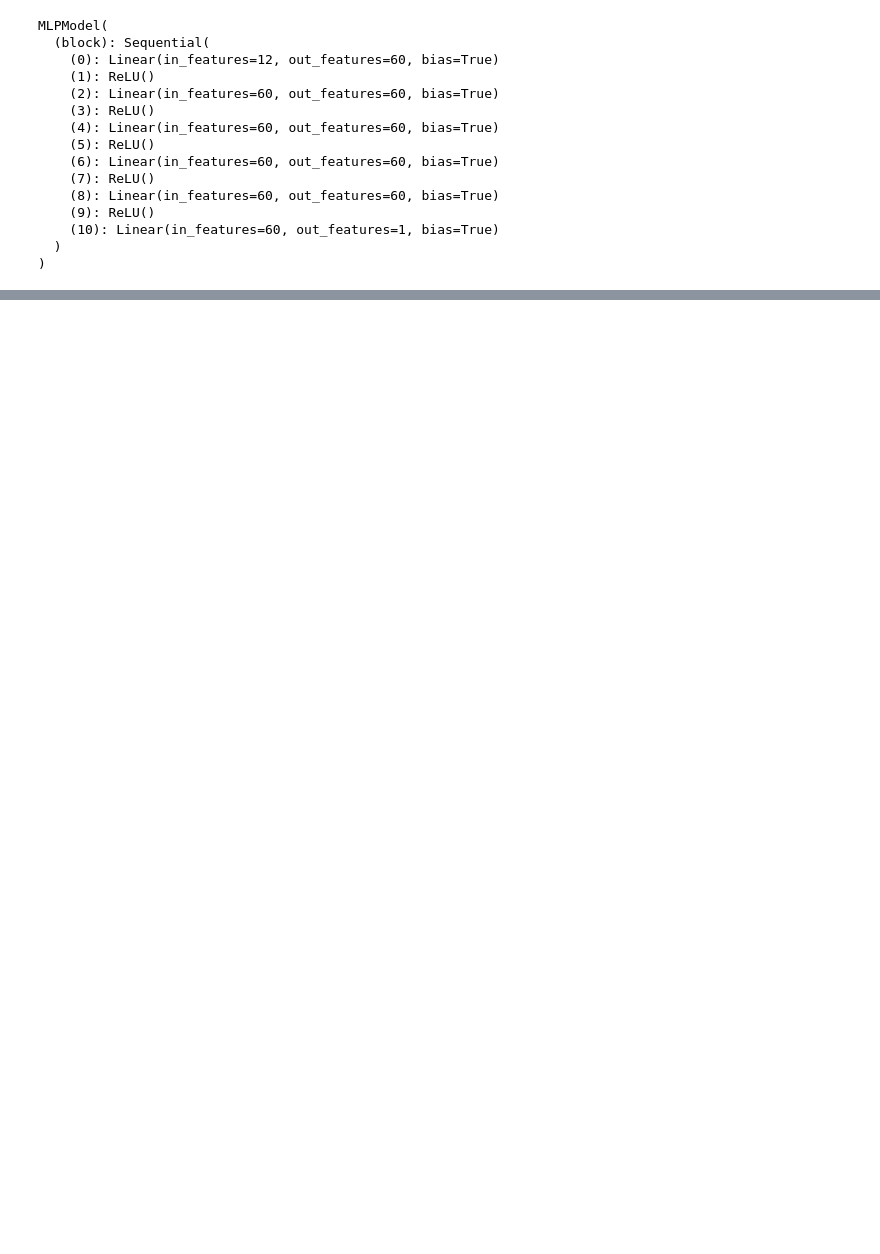
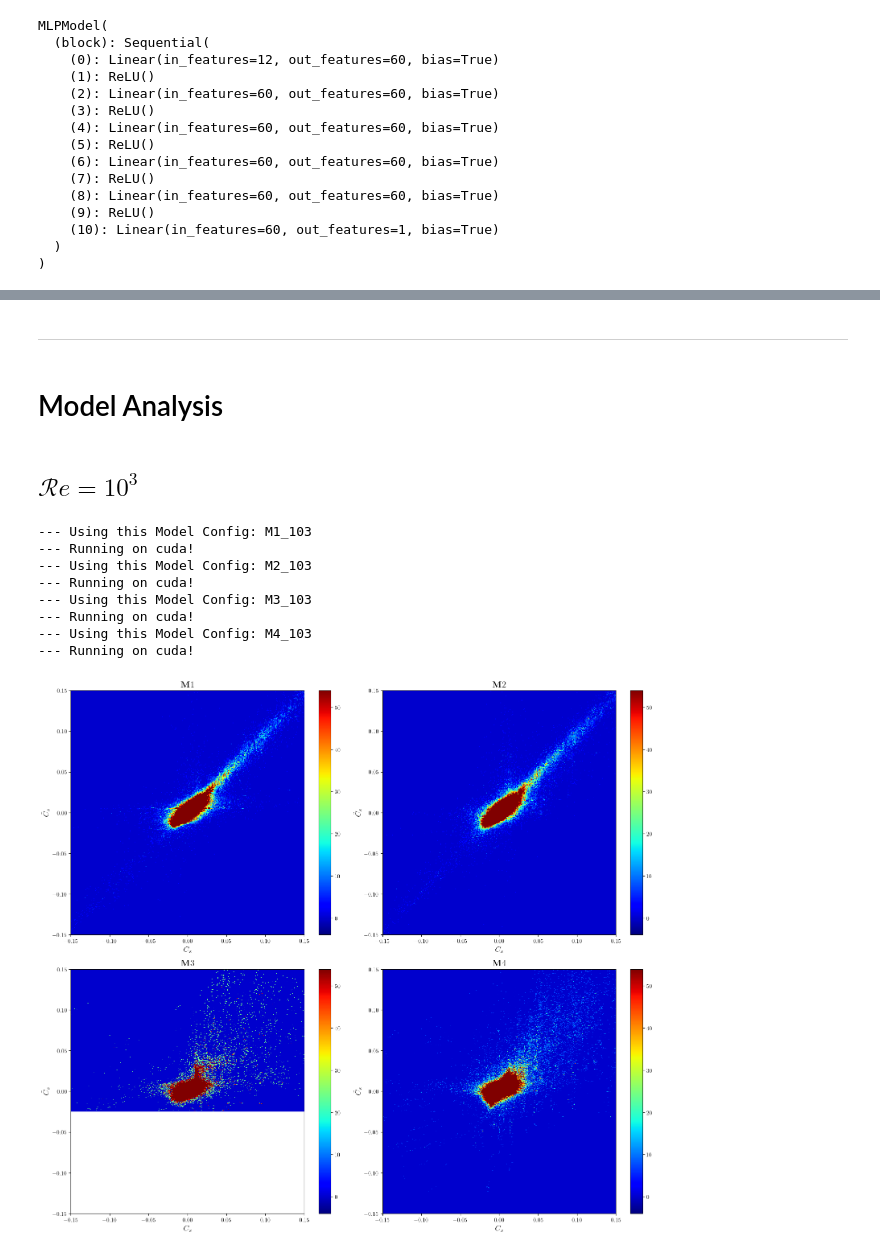
Before and after one commit to halimarefat/torchFOAM, a Jupyter notebook: JupyterLab/JP3_ModelTraining.ipynb, the cells around one changed output, grey strips where cells are left out. Cells and saved outputs as stored; diff of their text form; code cells hidden in the pictures; blank space fills up the shorter version.

```diff
--- a/JupyterLab/JP3_ModelTraining.ipynb
+++ b/JupyterLab/JP3_ModelTraining.ipynb
@@ -290,7 +327,7 @@ epochs = 6000
 best_loss = float('inf')
 PATH = f"./best_model_{dt_name}.pt"
 
-early_stopper = EarlyStopper(patience=300, path=PATH)
+early_stopper = EarlyStopper(patience=50, path=PATH)
 history = {
     "train_loss": [],
     "val_loss": [],
@@ -393,0 +431,78 @@ Epoch 12/6000, Train Loss: 0.8231, Train Coeff: -4.2201, Val Loss: 0.8624, Val C
+# %% [markdown]
+----------------------
+# %% [markdown]
+# Model Analysis
+# %%
+plt.rcParams.update({
+    "text.usetex": True,
+    "font.family": "Helvetica"
+})
+# %% [markdown]
+## $\mathcal Re = 10^3$
+# %%
+datasets = {
+    'M1_103': M1_103,
+    'M2_103': M2_103,
+    'M3_103': M3_103,
+    'M4_103': M4_103
+}
+
+fig, axes = plt.subplots(2, 2, figsize=(16, 14))
+
+# Loop through each dataset and perform calculations and plotting
+for i, (dt_name, dt) in enumerate(datasets.items()):
+    print(f"--- Using this Model Config: {dt_name}")
+    device = torch.device('cuda' if torch.cuda.is_available() else 'cpu')
+    print(f"--- Running on {device}!")
+
+    PATH = f"./best_model_{dt_name}.pt"
+    output_size = 1
+    input_size = dt.shape[1] - output_size
+    neurons_per_layer = [60, 60, 60, 60, 60]
+    hidden_layers = len(neurons_per_layer)
+    model = MLPModel(input_size=input_size,
+                     output_size=output_size,
+                     hidden_layers=hidden_layers,
+                     neurons_per_layer=neurons_per_layer)
+
+    model.load_state_dict(torch.load(PATH))
+    model.eval()
+    model.to(device)
+    model.double()
+
+    test = globals()[f"{dt_name}_test"]
+    test_features = test.iloc[:, :-1].values
+    test_label = test.iloc[:, -1].values
+    test_features_tensor = torch.tensor(test_features).double().to(device)
+
+    Cs_norm_pred = model(test_features_tensor)
+    Cs_norm = Cs_norm_pred.detach().cpu().numpy()
+    Cs_tilde = Cs_norm * dSn_R103_unseen_scales['Cs'].values + dSn_R103_unseen_means['Cs'].values
+    Cs_GT = test_label * dSn_R103_unseen_scales['Cs'].values + dSn_R103_unseen_means['Cs'].values
+
+    n, xedges, yedges = np.histogram2d(Cs_GT, Cs_tilde.squeeze(), bins=[1500, 1501])
+    jpdf = n / trapz(trapz(n, xedges[:-1], axis=0), yedges[:-1])
+    X, Y = np.meshgrid(xedges[:-1], yedges[:-1])
+
+    ax = axes[i // 2, i % 2]
+    c = ax.pcolormesh(X, Y, jpdf.T, shading='auto', cmap='jet')
+    c.set_clim([-4, 54])
+    ax.set_title(f'$\mathbf M{dt_name[1]}$', fontsize=16)
+    ax.set_xlabel(r'$C_s$', fontsize=14)
+    ax.set_ylabel(r'$\tilde{C_s}$', fontsize=14)
+    ax.set_xlim([-0.15, 0.15])
+    ax.set_ylim([-0.15, 0.15])
+    fig.colorbar(c, ax=ax)
+
+plt.tight_layout()
+plt.show()
+# %% [output]
+--- Using this Model Config: M1_103
+--- Running on cuda!
+--- Using this Model Config: M2_103
+--- Running on cuda!
+--- Using this Model Config: M3_103
+--- Running on cuda!
+--- Using this Model Config: M4_103
+--- Running on cuda!
+[figure, added]
```
Also changed, not shown: parts of 22 cells of this notebook, 7 other files.
